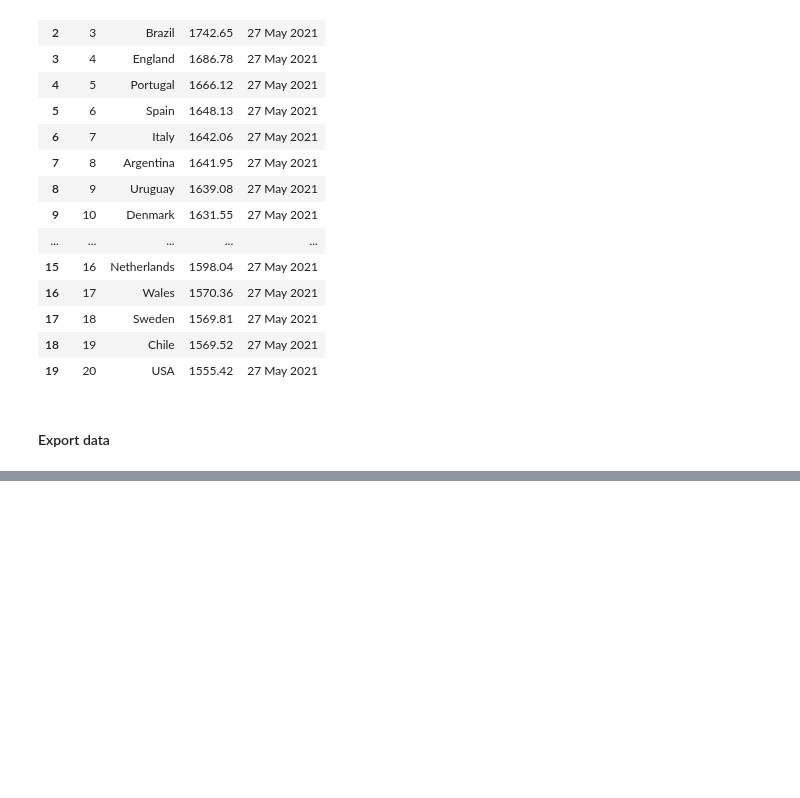
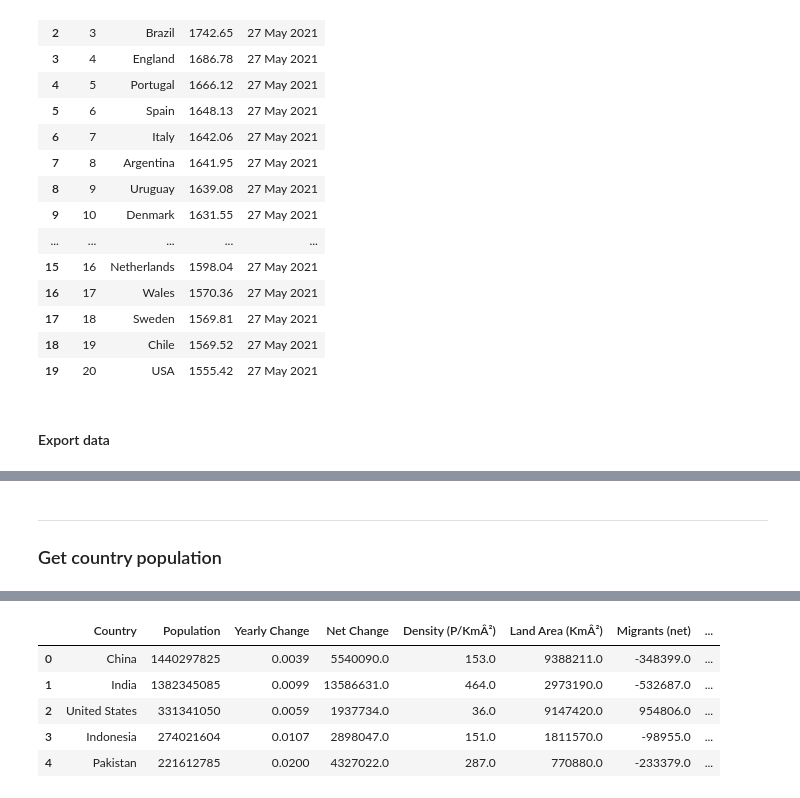
Before and after one commit to kennethleungty/FIFA-Football-World-Rankings, a Jupyter notebook: 01_FIFA_Rankings_Data_Acquisition_Preparation.ipynb, the cells around one changed output, grey strips where cells are left out. Cells and saved outputs as stored; diff of their text form; code cells hidden in the pictures; blank space fills up the shorter version.

```diff
--- a/01_FIFA_Rankings_Data_Acquisition.ipynb
+++ b/01_FIFA_Rankings_Data_Acquisition_Preparation.ipynb
@@ -222,0 +286,7 @@ master_df.head(20)
+# %% [markdown]
+___
+### Get country population
+# %%
+country_pop = pd.read_excel('./data/country_population_2020.xlsx')
+country_pop.head()
+# %% [output]
@@ -222,0 +294,6 @@ master_df.head(20)
+|  | Country | Population | Yearly Change | Net Change | Density (P/KmÂ²) | Land Area (KmÂ²) | Migrants (net) | ... |
+| 0 | China | 1440297825 | 0.0039 | 5540090.0 | 153.0 | 9388211.0 | -348399.0 | ... |
+| 1 | India | 1382345085 | 0.0099 | 13586631.0 | 464.0 | 2973190.0 | -532687.0 | ... |
+| 2 | United States | 331341050 | 0.0059 | 1937734.0 | 36.0 | 9147420.0 | 954806.0 | ... |
+| 3 | Indonesia | 274021604 | 0.0107 | 2898047.0 | 151.0 | 1811570.0 | -98955.0 | ... |
+| 4 | Pakistan | 221612785 | 0.0200 | 4327022.0 | 287.0 | 770880.0 | -233379.0 | ... |
```
Also changed, not shown: parts of 12 cells of this notebook, 2 other files.
